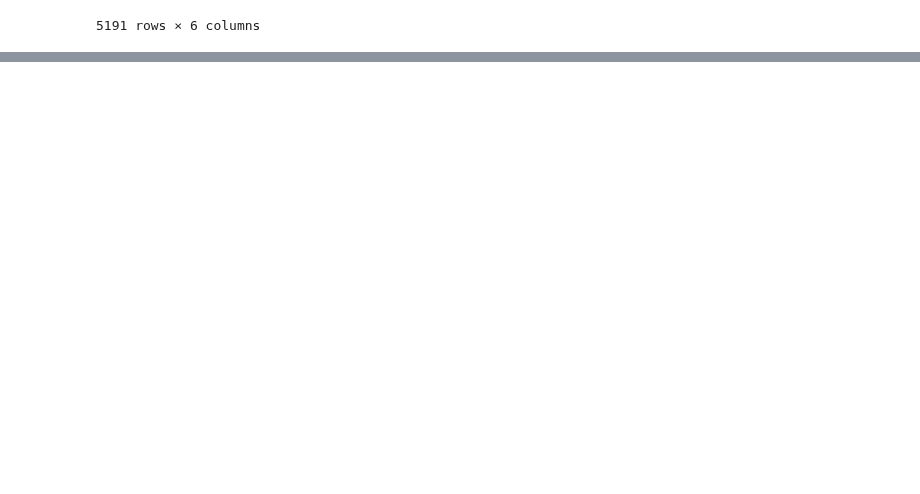
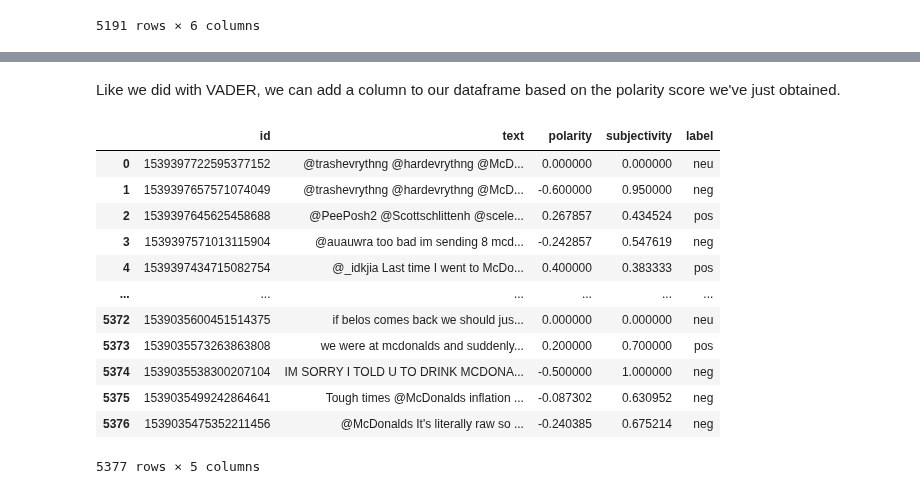
Before and after one commit to polltter/share, a Jupyter notebook: notebooks/sentiment_analysis_EN.ipynb, the cells around one changed output, grey strips where cells are left out. Cells and saved outputs as stored; diff of their text form; code cells hidden in the pictures; blank space fills up the shorter version.

```diff
--- a/notebooks/sentiment_analysis_EN.ipynb
+++ b/notebooks/sentiment_analysis_EN.ipynb
@@ -885,0 +910,29 @@ df_dmood_corpus
+# %%
+df_tblob = df_en.copy()
+# %%
+# reset index
+
+df_tblob.reset_index(inplace=True, drop=True)
+# %%
+df_tblob['polarity'] = pd.DataFrame(pol)
+df_tblob['subjectivity'] = pd.DataFrame(subj)
+# %% [markdown]
+Like we did with VADER, we can add a column to our dataframe based on the polarity score we've just obtained.
+# %%
+df_tblob['label'] = df_tblob['polarity'].map(lambda pol: 'pos' if pol >=0.05 else ('neg' if pol <=-0.05 else 'neu'))
+# %%
+df_tblob
+# %% [output]
+|  | id | text | polarity | subjectivity | label |
+| 0 | 1539397722595377152 | @trashevrythng @hardevrythng @McD... | 0.000000 | 0.000000 | neu |
+| 1 | 1539397657571074049 | @trashevrythng @hardevrythng @McD... | -0.600000 | 0.950000 | neg |
+| 2 | 1539397645625458688 | @PeePosh2 @Scottschlittenh @scele... | 0.267857 | 0.434524 | pos |
+| 3 | 1539397571013115904 | @auauwra too bad im sending 8 mcd... | -0.242857 | 0.547619 | neg |
+| 4 | 1539397434715082754 | @_idkjia Last time I went to McDo... | 0.400000 | 0.383333 | pos |
+| ... | ... | ... | ... | ... | ... |
+| 5372 | 1539035600451514375 | if belos comes back we should jus... | 0.000000 | 0.000000 | neu |
+| 5373 | 1539035573263863808 | we were at mcdonalds and suddenly... | 0.200000 | 0.700000 | pos |
+| 5374 | 1539035538300207104 | IM SORRY I TOLD U TO DRINK MCDONA... | -0.500000 | 1.000000 | neg |
+| 5375 | 1539035499242864641 | Tough times @McDonalds inflation ... | -0.087302 | 0.630952 | neg |
+| 5376 | 1539035475352211456 | @McDonalds It's literally raw so ... | -0.240385 | 0.675214 | neg |
+5377 rows × 5 columns
```
Also changed, not shown: parts of 6 cells of this notebook.
